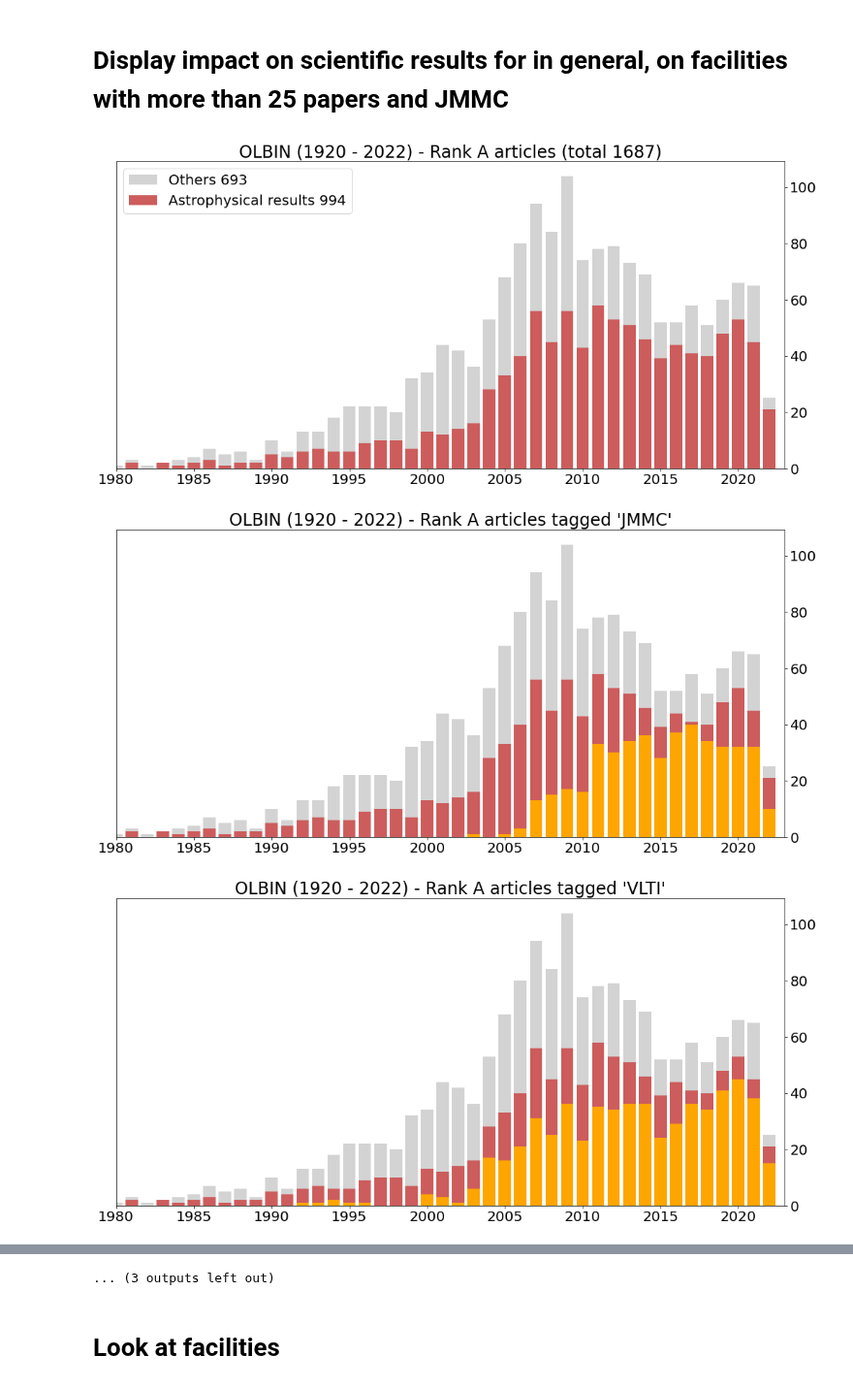
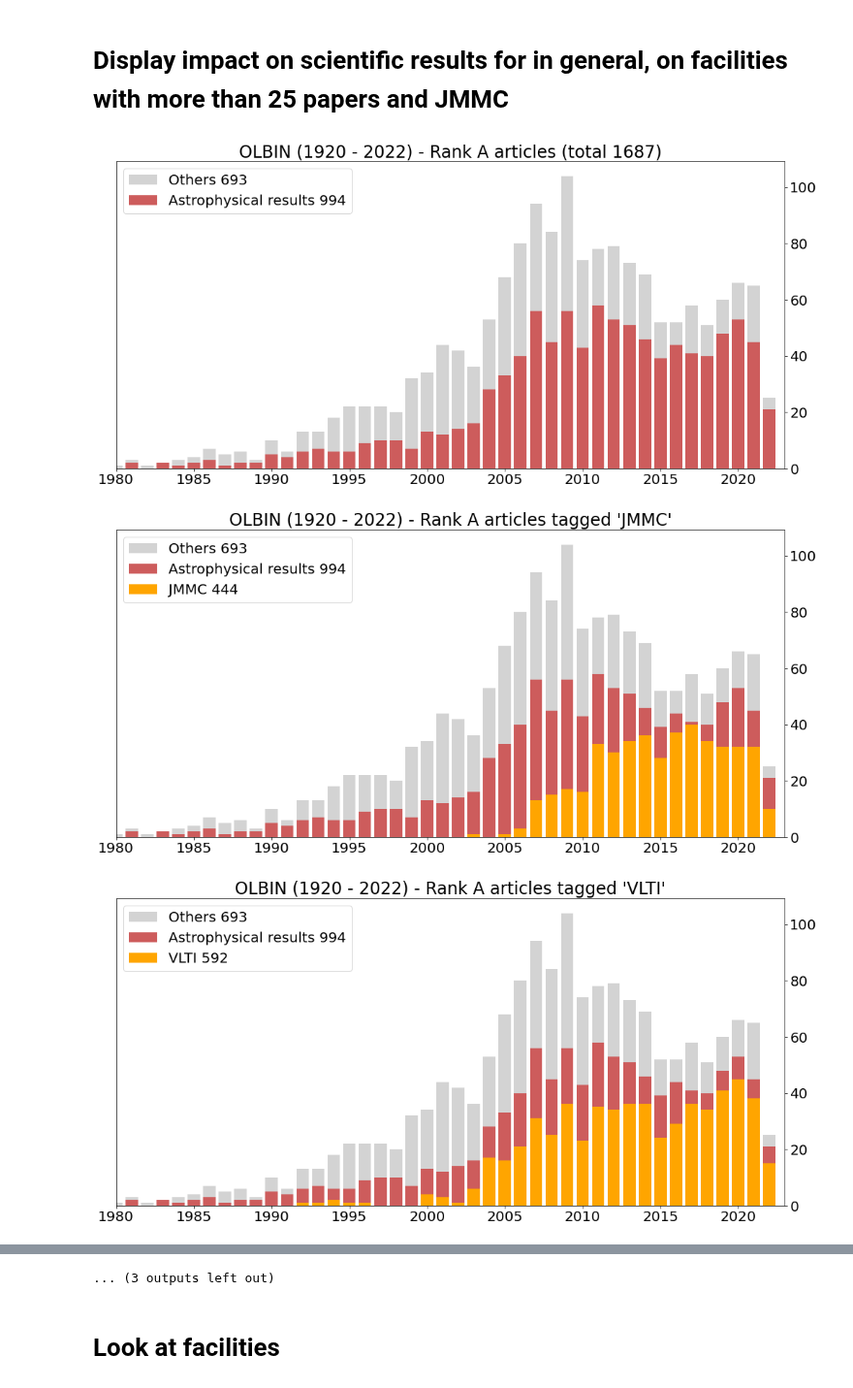
Before and after one commit to JMMC-OpenDev/jmmc-python-snippets, a Jupyter notebook: olbin-pubs.ipynb, the cells around one changed output, grey strips where cells are left out. Shown at 97% size. Cells and saved outputs as stored; diff of their text form; code cells hidden in the pictures.

Commit message:
put legend back again

```diff
--- a/olbin-pubs.ipynb
+++ b/olbin-pubs.ipynb
@@ -107,50 +107,53 @@ Olbin's categories are :
 #olbin = pandas.read_csv("http://bibdbmgr.jmmc.fr/tags.xql")
 from scipy.ndimage.filters import gaussian_filter1d
 
-add_percent=False
+add_percent=False # please check if you set to True, it seems wrong...
 tags=[]
-tags.append(None)
+tags.append(None) # None is added to compute first general diagram
 tags.append("JMMC")
 tags+=[c for c in categories["Facility"] if sum(olbin[c])>25]
 
 #for tag in (None,"CHARA", "VLTI","JMMC"):
 for tag in tags:
     # create data sets
     s={}
     s1=s["Others"]=olbin.total_pubs
     s2=s["Astrophysical results"]=olbin["Astrophysical results"]
     if tag :
         s3=s[tag]=olbin[tag]
         s3a=olbinAstro[tag]
-        s4=s["% citation"]=(100*s3a/s3).replace(NaN, 0) # handle div by zero using 0 as first workarround
+        s4=(100*s3a/s3).replace(NaN, 0) # handle div by zero using 0 as first workarround
     else:
         s4=s["%"]=(100*s2/s1).replace(NaN, 0) # handle div by zero using 0 as first workarround
 
-    s4=gaussian_filter1d(s4, sigma=2)
+
 
     #TODO generates legend info dynamically from previous dataset
 
     # figure
     fig, ax = plt.subplots()
-    if tag :
-        op = ax.set_title("OLBIN (%s - %s) - Rank A articles tagged '%s'"%(min(olbin.YEAR), max(olbin.YEAR), tag ))
-    else :
-        op = ax.set_title("OLBIN (%s - %s) - Rank A articles (total %d)"%(min(olbin.YEAR), max(olbin.YEAR), sum(s1)))
     p1 = ax.bar(olbin.YEAR, s1, color='lightgrey')
     p2 = ax.bar(olbin.YEAR, s2, color='indianred')
 
     if tag :
         p3 = ax.bar(olbin.YEAR, s3, color='orange')
-    elif add_percent:
+        op = ax.set_title("OLBIN (%s - %s) - Rank A articles tagged '%s'"%(min(olbin.YEAR), max(olbin.YEAR), tag ))
+        op = ax.legend((p1[0], p2[0],p3[0]), ("Others "+str(sum(s1) - sum(s2)),"Astrophysical results "+str(sum(s2)), tag+" "+str(sum(s3))), loc='upper left')
+    else :
+        op = ax.set_title("OLBIN (%s - %s) - Rank A articles (total %d)"%(min(olbin.YEAR), max(olbin.YEAR), sum(s1)))
+        op = ax.legend((p1[0], p2[0]), ("Others "+str(sum(s1) - sum(s2)),"Astrophysical results "+str(sum(s2))), loc='upper left')
+
+
+    if add_percent:
+        s4=gaussian_filter1d(s4, sigma=2)
         p4 = ax.plot (olbin.YEAR, s4, color='black', linewidth=3)
-        op = ax.legend((p1[0], p2[0],p4[0]), ("Others "+str(sum(s1) - sum(s2)),"Astrophysical results "+str(sum(s2)),"% of Astrophysical results " ), loc='upper left')
-    else:
-        op = ax.legend((p1[0], p2[0]), ("Others "+str(sum(s1) - sum(s2)),"Astrophysical results "+str(sum(s2))), loc='upper left')
+    #    op = ax.legend((p1[0], p2[0],p4[0]), ("Others "+str(sum(s1) - sum(s2)),"Astrophysical results "+str(sum(s2)), "% of Astrophysical results "), loc='upper left')
+
 
 
     op = ax.set_xlim(1980,max(olbin.YEAR)+1)
     op = ax.yaxis.tick_right()
 # %% [output]
 [figure]
-[figure, old version]
+[figure, new version]
-[figure, old version]
+[figure, new version]
```
Also changed, not shown: parts of 1 cell of this notebook.
